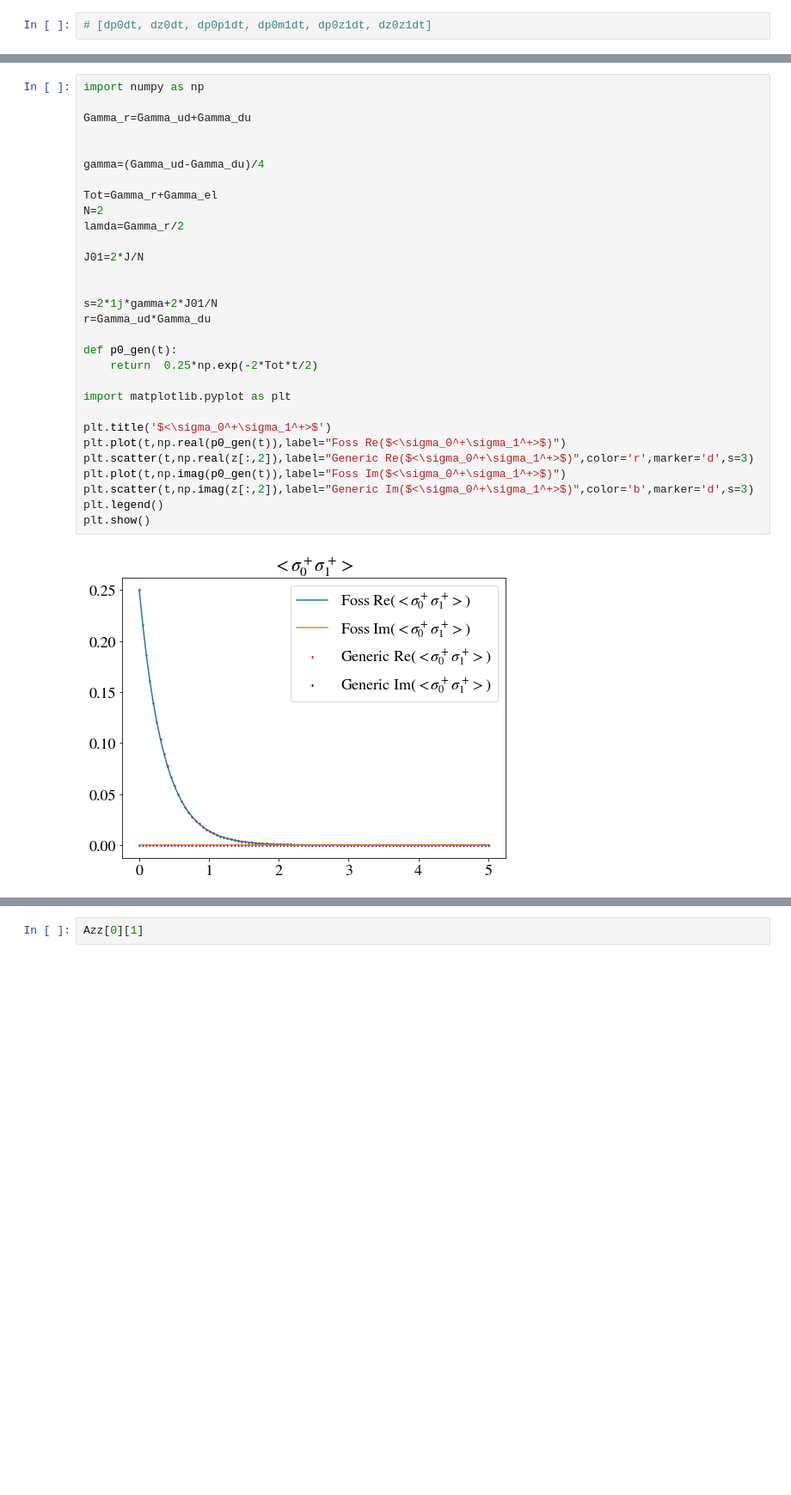
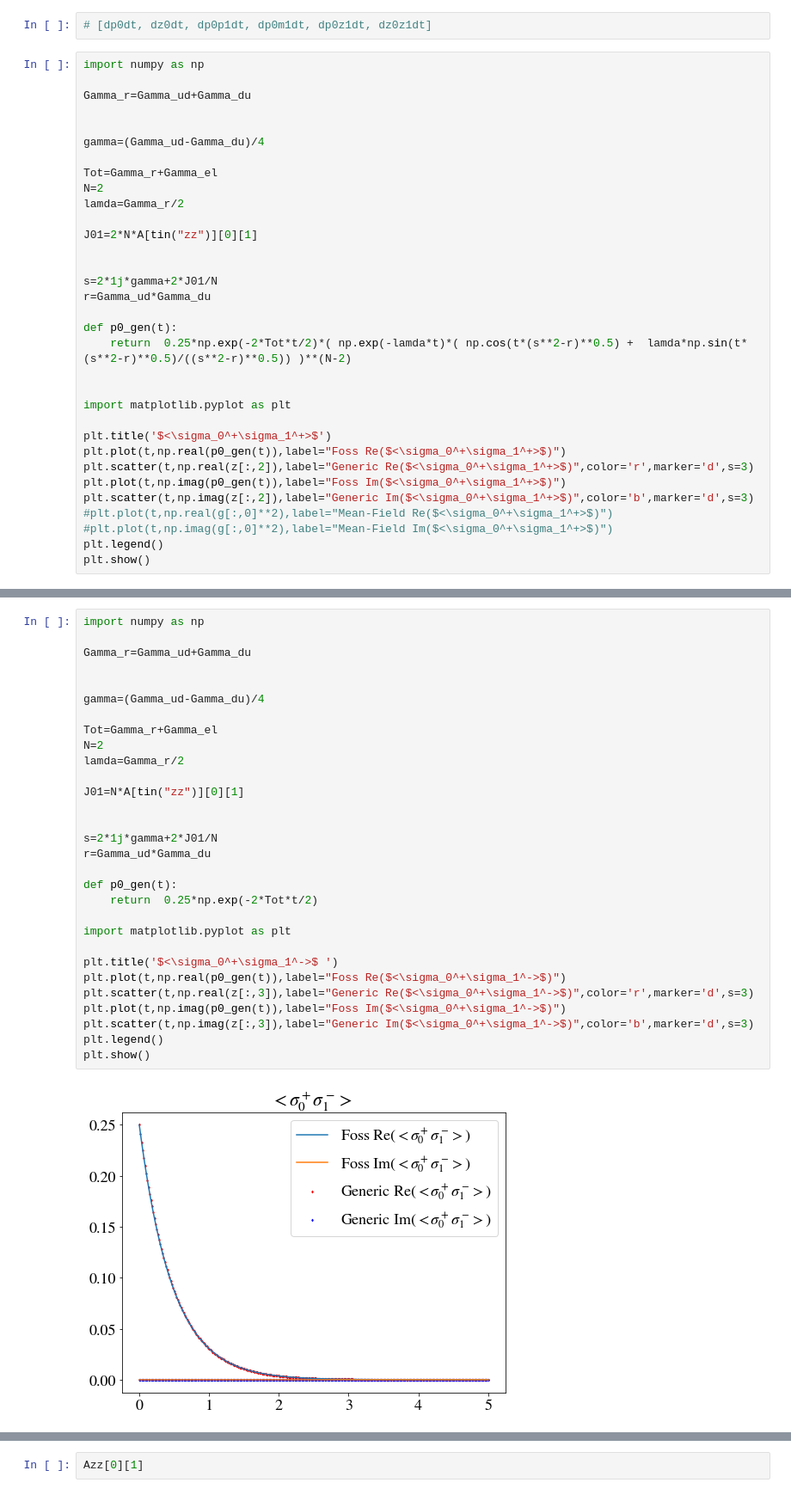
Before and after one commit to eckast161/PHYS_5070, a Jupyter notebook: Ising.Model.Homogeneous.N.ipynb, the cells around one changed output, grey strips where cells are left out. Shown: that part at 86% size. Drawn from its saved outputs; the diff is of its cells as text; blank space fills up the shorter version.

```diff
--- a/Ising.Model.Homogeneous.N.ipynb
+++ b/Ising.Model.Homogeneous.N.ipynb
@@ -397,2 +397,35 @@ plt.show()
 # %%
 # [dp0dt, dz0dt, dp0p1dt, dp0m1dt, dp0z1dt, dz0z1dt]
+# %%
+import numpy as np
+
+Gamma_r=Gamma_ud+Gamma_du
+
+
+gamma=(Gamma_ud-Gamma_du)/4
+
+Tot=Gamma_r+Gamma_el
+N=2
+lamda=Gamma_r/2
+
+J01=2*N*A[tin("zz")][0][1]
+
+
+s=2*1j*gamma+2*J01/N
+r=Gamma_ud*Gamma_du
+
+def p0_gen(t):
+    return  0.25*np.exp(-2*Tot*t/2)*( np.exp(-lamda*t)*( np.cos(t*(s**2-r)**0.5) +  lamda*np.sin(t*(s**2-r)**0.5)/((s**2-r)**0.5)) )**(N-2)
+
+
+import matplotlib.pyplot as plt
+
+plt.title('$<\sigma_0^+\sigma_1^+>$')
+plt.plot(t,np.real(p0_gen(t)),label="Foss Re($<\sigma_0^+\sigma_1^+>$)")
+plt.scatter(t,np.real(z[:,2]),label="Generic Re($<\sigma_0^+\sigma_1^+>$)",color='r',marker='d',s=3)
+plt.plot(t,np.imag(p0_gen(t)),label="Foss Im($<\sigma_0^+\sigma_1^+>$)")
+plt.scatter(t,np.imag(z[:,2]),label="Generic Im($<\sigma_0^+\sigma_1^+>$)",color='b',marker='d',s=3)
+#plt.plot(t,np.real(g[:,0]**2),label="Mean-Field Re($<\sigma_0^+\sigma_1^+>$)")
+#plt.plot(t,np.imag(g[:,0]**2),label="Mean-Field Im($<\sigma_0^+\sigma_1^+>$)")
+plt.legend()
+plt.show()
@@ -399,32 +434,32 @@ plt.show()
 # %%
 import numpy as np
 
 Gamma_r=Gamma_ud+Gamma_du
 
 
 gamma=(Gamma_ud-Gamma_du)/4
 
 Tot=Gamma_r+Gamma_el
 N=2
 lamda=Gamma_r/2
 
-J01=2*J/N
+J01=N*A[tin("zz")][0][1]
 
 
 s=2*1j*gamma+2*J01/N
 r=Gamma_ud*Gamma_du
 
 def p0_gen(t):
     return  0.25*np.exp(-2*Tot*t/2)
 
 import matplotlib.pyplot as plt
 
-plt.title('$<\sigma_0^+\sigma_1^+>$')
-plt.plot(t,np.real(p0_gen(t)),label="Foss Re($<\sigma_0^+\sigma_1^+>$)")
-plt.scatter(t,np.real(z[:,2]),label="Generic Re($<\sigma_0^+\sigma_1^+>$)",color='r',marker='d',s=3)
-plt.plot(t,np.imag(p0_gen(t)),label="Foss Im($<\sigma_0^+\sigma_1^+>$)")
-plt.scatter(t,np.imag(z[:,2]),label="Generic Im($<\sigma_0^+\sigma_1^+>$)",color='b',marker='d',s=3)
+plt.title('$<\sigma_0^+\sigma_1^->$ ')
+plt.plot(t,np.real(p0_gen(t)),label="Foss Re($<\sigma_0^+\sigma_1^->$)")
+plt.scatter(t,np.real(z[:,3]),label="Generic Re($<\sigma_0^+\sigma_1^->$)",color='r',marker='d',s=3)
+plt.plot(t,np.imag(p0_gen(t)),label="Foss Im($<\sigma_0^+\sigma_1^->$)")
+plt.scatter(t,np.imag(z[:,3]),label="Generic Im($<\sigma_0^+\sigma_1^->$)",color='b',marker='d',s=3)
 plt.legend()
 plt.show()
 # %% [output]
-[figure, old version]
+[figure, new version]
```
Also changed, not shown: parts of 12 cells of this notebook.
